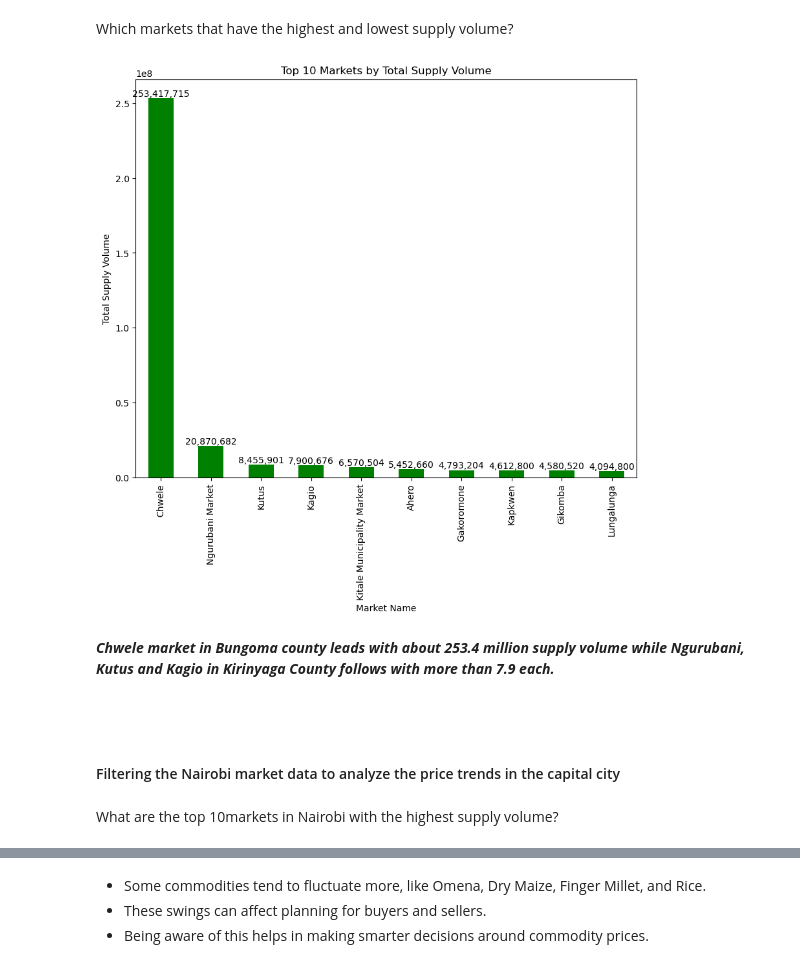
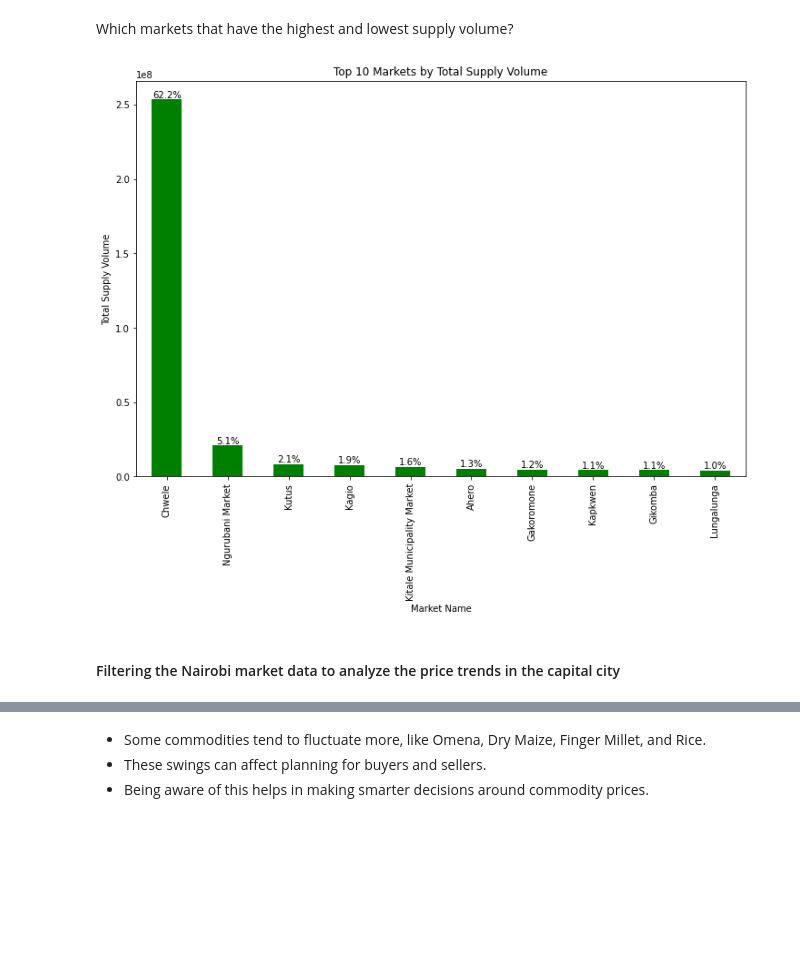
Before and after one commit to Victor-Mufasa/Agricultural-Commodity-Price-Forecasting, a Jupyter notebook: index.ipynb, the cells around one changed output, grey strips where cells are left out. Cells and saved outputs as stored; diff of their text form; code cells hidden in the pictures; blank space fills up the shorter version.

Commit message:
Updated visuals in index

````diff
--- a/index.ipynb
+++ b/index.ipynb
@@ -330,9 +334,17 @@ for i in range(len(df1.head(10))):
 # %%
-
+# Visualizing top 10 counties by total supply volume
 plt.figure(figsize=(12, 6))
 df2 = data.groupby('County')['Supply Volume'].sum().sort_values(ascending=False)
 df2.head(10).plot(kind='bar', color='green')
 plt.ylabel('Total Volume')
-for	i in range(len(df2.head(10))):
-				plt.text(i, df2.head(10).values[i], f"{df2.head(10).values[i]:,.0f}", ha='center', va='bottom');
+total = df2.sum()
+for i, rate in enumerate(df2.head(10)):
+    plt.text(
+        i,
+        rate,
+        f"{rate/total:.1%}",
+        ha='center',
+        va='bottom',
+        fontsize=10
+    );
 # %% [output]
@@ -348,6 +358,14 @@ df3 = data.groupby('Commodity')['Retail'].mean().sort_values(ascending=False)
 df3.head(10).plot(kind='bar')
 plt.ylabel("Avg Retail Price")
 plt.title("Top 10 Most Expensive Commodities")
-for i in range(len(df3.head(10))):
-				plt.text(i, df3.head(10).values[i], f"{df3.head(10).values[i]:,.2f}", ha='center', va='bottom');
+total = df3.sum()
+for i, rate in enumerate(df3.head(10)):
+    plt.text(
+        i,
+        rate,
+        f"{rate/total:.1%}",
+        ha='center',
+        va='bottom',
+        fontsize=10
+    );
 # %% [output]
@@ -395,25 +413,27 @@ Name: Retail, dtype: float64
 Which markets that have the highest and lowest supply volume?
 # %%
 # Visualizing top 10 markets by total supply volume
-plt.figure(figsize=(10,8))
+plt.figure(figsize=(12,8))
 df5 = data.groupby('Market')['Supply Volume'].sum().sort_values(ascending=False)
 df5.head(10).plot(kind='bar', color='green')
 plt.xlabel("Market Name")
 plt.ylabel("Total Supply Volume")
 plt.title('Top 10 Markets by Total Supply Volume')
 total = data.groupby('Market')['Supply Volume'].sum().sum()
-for i in range(len(df5.head(10))):
-				plt.text(i, df5.head(10).values[i], f"{df5.head(10).values[i]:,.0f}", ha='center', va='bottom');
+for i, rate in enumerate(df5.head(10)):
+    plt.text(
+        i,
+        rate,
+        f"{rate/total:.1%}",
+        ha='center',
+        va='bottom',
+        fontsize=10
+    );
 # %% [output]
-[figure, old version]
+[figure, new version]
-# %% [markdown]
-***Chwele market in Bungoma county leads with about 253.4 million supply volume while Ngurubani, Kutus and Kagio in Kirinyaga County follows with more than 7.9 each.***
-```python
 # %% [markdown]
 #### Filtering the Nairobi	market data to analyze the price trends in the capital city
 # %%
 # Creating a list of markets for major cities
 Nairobi_data = data[data['County'].str.contains('Nairobi', case=False, na=False)]
-# %% [markdown]
-What are the top 10markets in Nairobi with the highest supply volume?
 # %%
````
Also changed, not shown: parts of 26 cells of this notebook.
